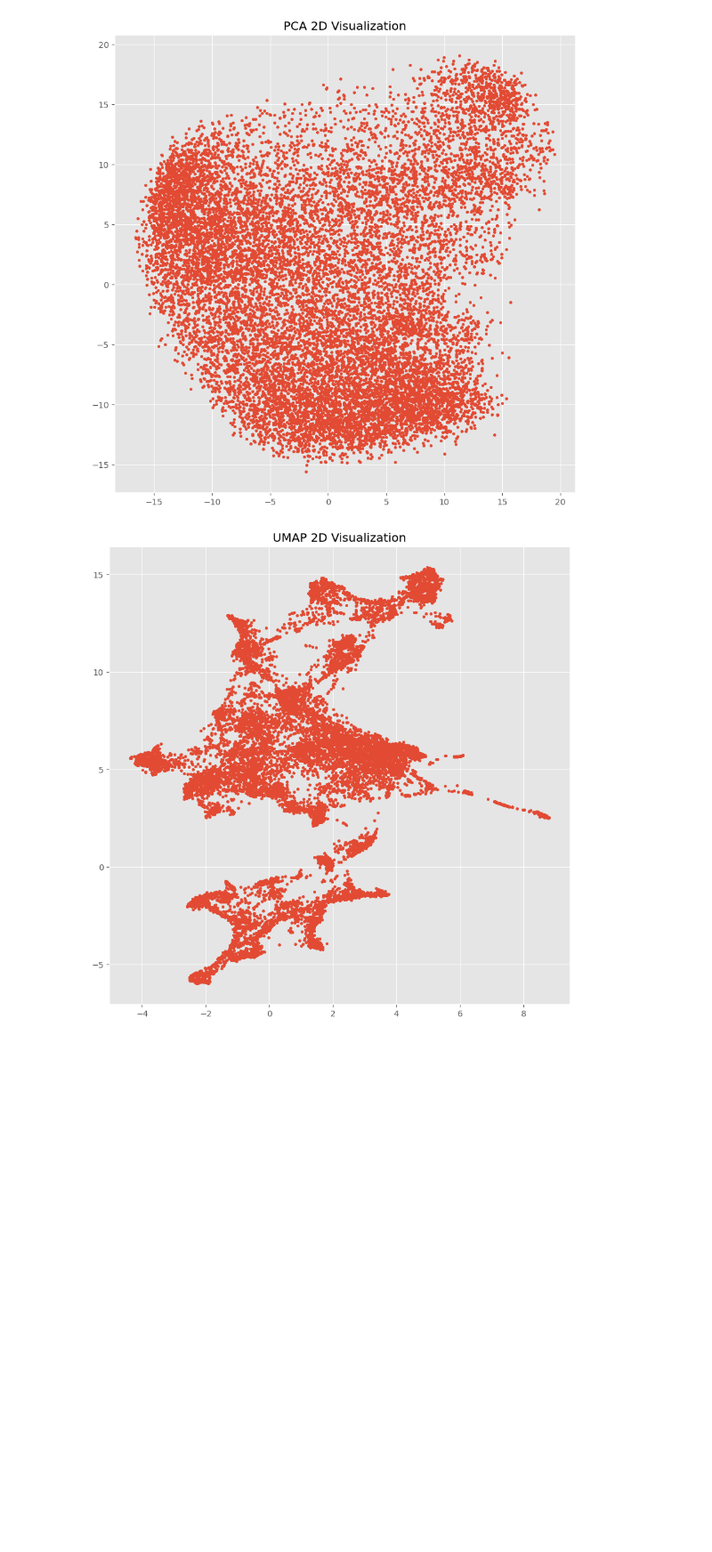
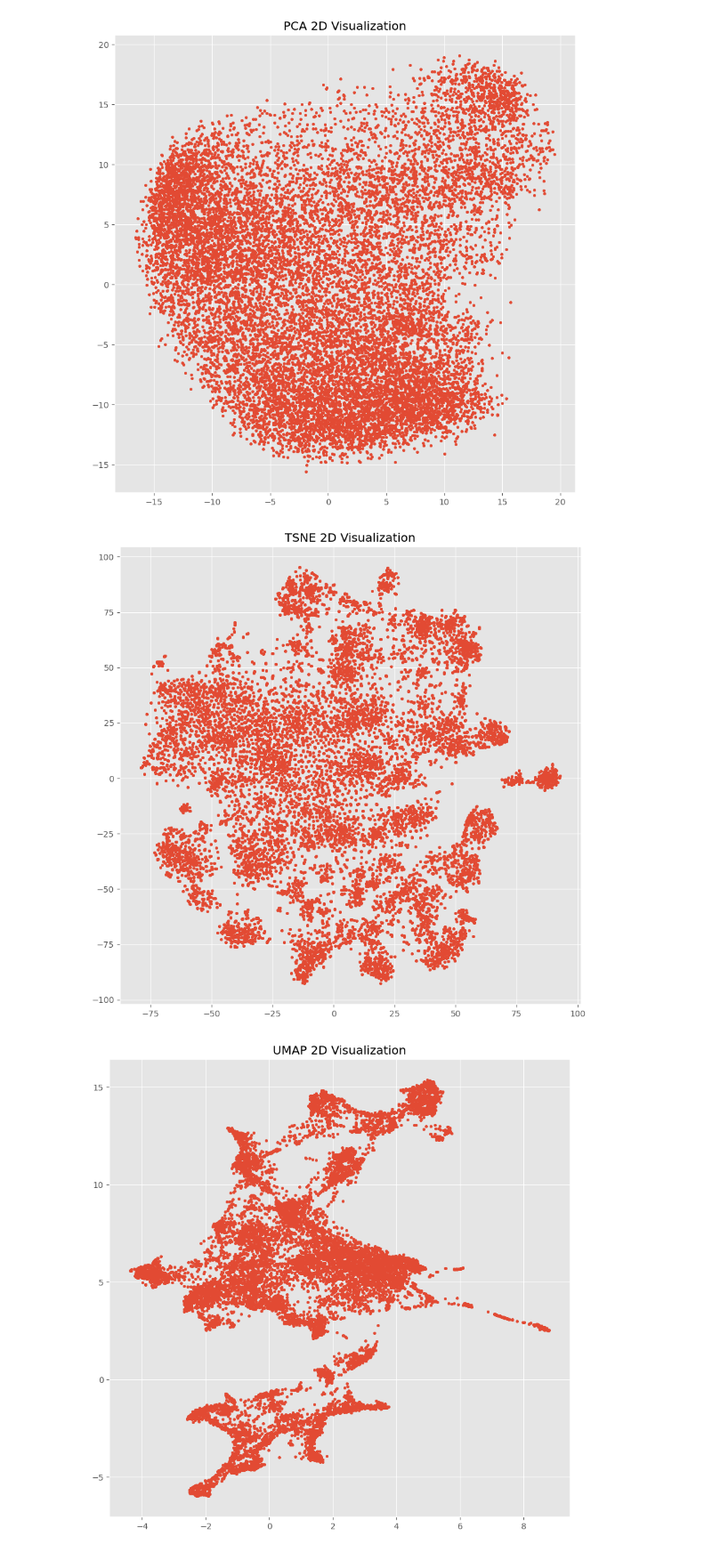
Before and after one commit to IgorKolodziej/DermNet, a Jupyter notebook: 02_dermnet_clustering.ipynb, the cells around one changed output. Shown at 89% size. Saved outputs shown, nothing was run; the diff lists cells and outputs as text; code cells hidden in the pictures; blank space fills up the shorter version.

```diff
--- a/dermnet_clustering.ipynb
+++ b/02_dermnet_clustering.ipynb
@@ -113,6 +119,18 @@ plt.title('PCA 2D Visualization')
 plt.show()
 # %% [output]
 [figure]
+# %%
+from sklearn.manifold import TSNE
+
+tsne = TSNE(n_components=2, random_state=42)
+reduced_tsne = tsne.fit_transform(embeddings)
+
+plt.figure(figsize=(10, 10))
+plt.scatter(reduced_tsne[:, 0], reduced_tsne[:, 1], s=10)
+plt.title('TSNE 2D Visualization')
+plt.show()
+# %% [output]
+[figure, added]
 # %%
 from umap import UMAP
 
```
Also changed, not shown: parts of 14 cells of this notebook, 13 other files.
